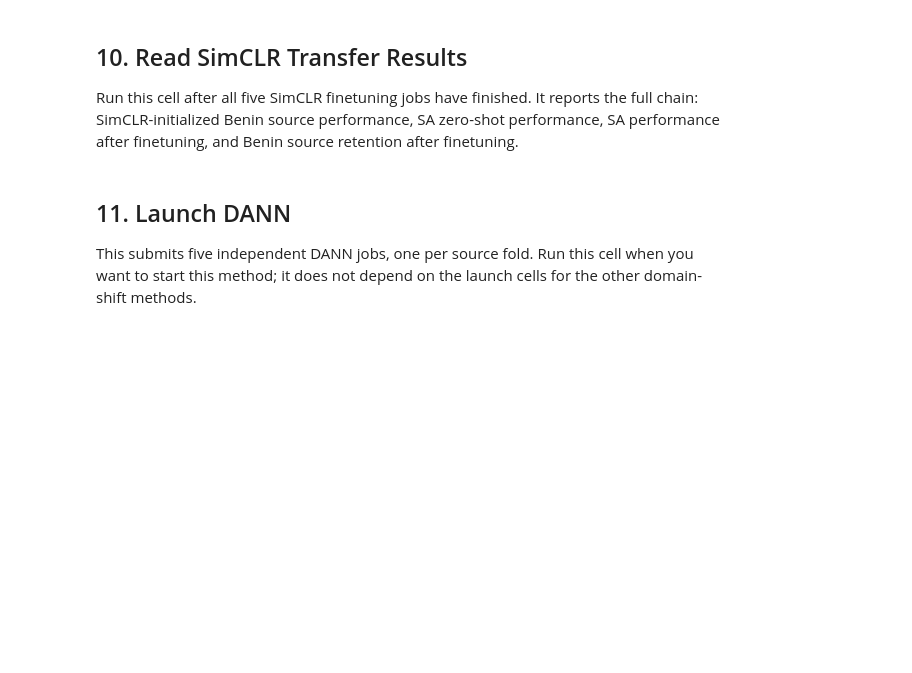
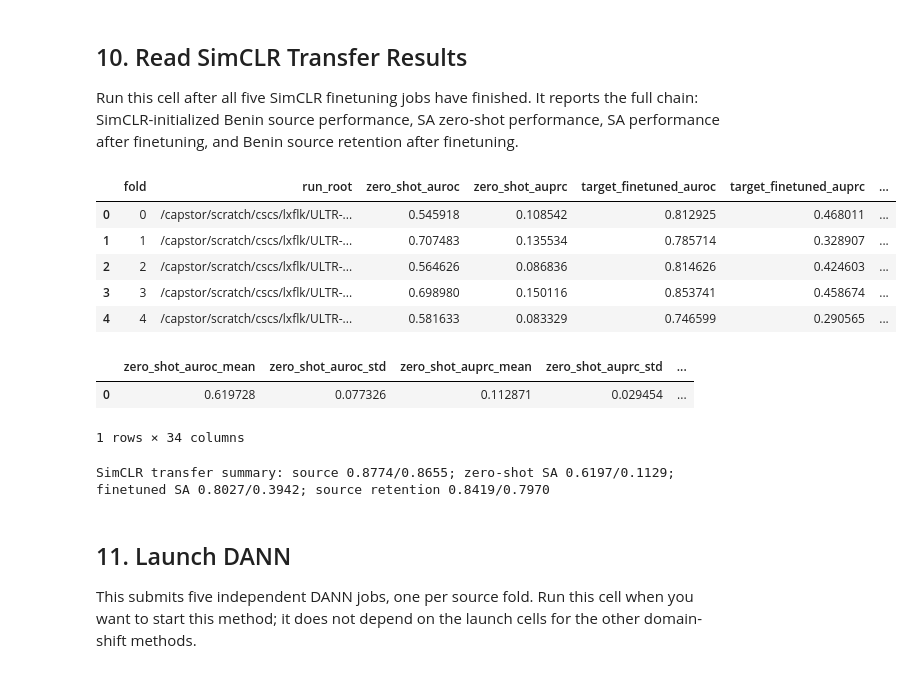
Before and after one commit to tbrokowski/ULTR-AI-Vid, a Jupyter notebook: reproduce_domain_shift_results.ipynb, the cells around one changed output. Drawn from its saved outputs; the diff is of its cells as text; code cells hidden in the pictures; blank space fills up the shorter version.

Commit message:
Include summary table

```diff
--- a/reproduce_domain_shift_results.ipynb
+++ b/reproduce_domain_shift_results.ipynb
@@ -151,6 +151,6 @@ If you restarted the notebook kernel, paste the `run_root` printed by the launch
 # %%
-summary_csv = RESULT_RUN_ROOT / "final_results" / "tb_results" / "tb_test_metrics_summary.csv"
-by_fold_csv = RESULT_RUN_ROOT / "final_results" / "tb_results" / "tb_test_metrics_by_fold.csv"
+summary_csv = SOURCE_BASELINE_RUN_ROOT / "final_results" / "tb_results" / "tb_test_metrics_summary.csv"
+by_fold_csv = SOURCE_BASELINE_RUN_ROOT / "final_results" / "tb_results" / "tb_test_metrics_by_fold.csv"
 
 def run_manual_aggregate_if_possible(run_root: Path) -> None:
     fold_summaries = [run_root / f"fold{fold}" / "final_results" / "tb_results" / "tb_metrics_summary.csv" for fold in range(5)]
@@ -175,7 +175,7 @@ def run_manual_aggregate_if_possible(run_root: Path) -> None:
     subprocess.run(aggregate_cmd, cwd=REPO_ROOT, check=True)
 
 if not summary_csv.exists():
-    run_manual_aggregate_if_possible(RESULT_RUN_ROOT)
+    run_manual_aggregate_if_possible(SOURCE_BASELINE_RUN_ROOT)
 
 if not summary_csv.exists():
     raise FileNotFoundError(f"Missing aggregate source test summary: {summary_csv}")
@@ -193,7 +193,7 @@ if len(summary_rows) != 1:
 
 summary = summary_rows[0]
 source_result = {
-    "run_root": str(RESULT_RUN_ROOT),
+    "run_root": str(SOURCE_BASELINE_RUN_ROOT),
     "n_folds": int(float(summary["num_folds"])),
     "mean_auroc": float(summary["auc_mean"]),
     "std_auroc": float(summary["auc_std"]),
@@ -1007,3 +1025,14 @@ print("\nIf you restart the kernel, paste these run roots into SIMCLR_FINETUNE_R
+# %%
+from pathlib import Path
+
+# Update these paths after launching fresh SimCLR finetuning jobs.
+SIMCLR_FINETUNE_RUN_ROOTS_BY_FOLD = {
+    0: Path("/capstor/scratch/cscs/lxflk/ULTR-AI-Vid/runs/finetune/benin_to_sa/20260507_201449__finetune__benin_to_sa__src-fold0__simclr-strong-patientaware-balanceclip2pos4-freezeclip-repro"),
+    1: Path("/capstor/scratch/cscs/lxflk/ULTR-AI-Vid/runs/finetune/benin_to_sa/20260507_201449__finetune__benin_to_sa__src-fold1__simclr-strong-patientaware-balanceclip2pos4-freezeclip-repro"),
+    2: Path("/capstor/scratch/cscs/lxflk/ULTR-AI-Vid/runs/finetune/benin_to_sa/20260507_201449__finetune__benin_to_sa__src-fold2__simclr-strong-patientaware-balanceclip2pos4-freezeclip-repro"),
+    3: Path("/capstor/scratch/cscs/lxflk/ULTR-AI-Vid/runs/finetune/benin_to_sa/20260507_201449__finetune__benin_to_sa__src-fold3__simclr-strong-patientaware-balanceclip2pos4-freezeclip-repro"),
+    4: Path("/capstor/scratch/cscs/lxflk/ULTR-AI-Vid/runs/finetune/benin_to_sa/20260507_201449__finetune__benin_to_sa__src-fold4__simclr-strong-patientaware-balanceclip2pos4-freezeclip-repro"),
+}
 # %% [markdown]
 ## 10. Read SimCLR Transfer Results
 
@@ -1029,19 +1058,16 @@ except NameError:
     except ImportError:
         display = print
 
-try:
-    SIMCLR_FINETUNE_RUN_ROOTS_BY_FOLD = {
-        int(run["fold"]): Path(run["run_root"])
-        for run in SIMCLR_FINETUNE_RUNS
-    }
-except NameError:
-    SIMCLR_FINETUNE_RUN_ROOTS_BY_FOLD = {
-        0: Path("/capstor/scratch/cscs/lxflk/ULTR-AI-Vid/runs/finetune/benin_to_sa/20260504__finetune__benin_to_sa__src-fold0__benin-sa-strong-patientaware-simclr-balanceclip2pos4-freezeclip-localvenv-v2"),
-        1: Path("/capstor/scratch/cscs/lxflk/ULTR-AI-Vid/runs/finetune/benin_to_sa/20260504__finetune__benin_to_sa__src-fold1__benin-sa-strong-patientaware-simclr-balanceclip2pos4-freezeclip-localvenv-v2"),
-        2: Path("/capstor/scratch/cscs/lxflk/ULTR-AI-Vid/runs/finetune/benin_to_sa/20260504__finetune__benin_to_sa__src-fold2__benin-sa-strong-patientaware-simclr-balanceclip2pos4-freezeclip-localvenv-v2"),
-        3: Path("/capstor/scratch/cscs/lxflk/ULTR-AI-Vid/runs/finetune/benin_to_sa/20260504__finetune__benin_to_sa__src-fold3__benin-sa-strong-patientaware-simclr-balanceclip2pos4-freezeclip-localvenv-v2"),
-        4: Path("/capstor/scratch/cscs/lxflk/ULTR-AI-Vid/runs/finetune/benin_to_sa/20260504__finetune__benin_to_sa__src-fold4__benin-sa-strong-patientaware-simclr-balanceclip2pos4-freezeclip-localvenv-v2"),
-    }
+if "SIMCLR_FINETUNE_RUN_ROOTS_BY_FOLD" not in globals():
+    if "SIMCLR_FINETUNE_RUNS" in globals():
+        SIMCLR_FINETUNE_RUN_ROOTS_BY_FOLD = {
+            int(run["fold"]): Path(run["run_root"])
+            for run in SIMCLR_FINETUNE_RUNS
+        }
+    else:
+        raise RuntimeError(
+            "Define SIMCLR_FINETUNE_RUN_ROOTS_BY_FOLD in the path cell after the SimCLR finetune launch cell."
+        )
 
 if any("PASTE_FOLD" in str(path) for path in SIMCLR_FINETUNE_RUN_ROOTS_BY_FOLD.values()):
     raise RuntimeError("Set SIMCLR_FINETUNE_RUN_ROOTS_BY_FOLD to the five completed SimCLR finetune run roots.")
@@ -1117,33 +1143,44 @@ historical_simclr = {
     "source_model_auroc": 0.8774,
     "source_model_auprc": 0.8655,
     "zero_shot_auroc_mean": 0.6197,
     "zero_shot_auprc_mean": 0.1129,
     "target_finetuned_auroc_mean": 0.8058,
     "target_finetuned_auprc_mean": 0.4004,
     "source_retention_auroc_mean": 0.8456,
     "source_retention_auprc_mean": 0.8039,
 }
 for key, expected in historical_simclr.items():
     simclr_transfer_summary[f"{key}_historical"] = expected
     simclr_transfer_summary[f"{key}_delta"] = simclr_transfer_summary[key] - expected
 
 SIMCLR_TRANSFER_ROWS = simclr_ft_rows
 SIMCLR_TRANSFER_SUMMARY = simclr_transfer_summary
 
 if pd is not None:
     display(pd.DataFrame(simclr_ft_rows))
     display(pd.DataFrame([simclr_transfer_summary]))
 else:
     print(json.dumps(simclr_ft_rows, indent=2))
     print(json.dumps(simclr_transfer_summary, indent=2))
 
 print(
     "SimCLR transfer summary: "
     f"source {simclr_transfer_summary['source_model_auroc']:.4f}/{simclr_transfer_summary['source_model_auprc']:.4f}; "
     f"zero-shot SA {simclr_transfer_summary['zero_shot_auroc_mean']:.4f}/{simclr_transfer_summary['zero_shot_auprc_mean']:.4f}; "
     f"finetuned SA {simclr_transfer_summary['target_finetuned_auroc_mean']:.4f}/{simclr_transfer_summary['target_finetuned_auprc_mean']:.4f}; "
     f"source retention {simclr_transfer_summary['source_retention_auroc_mean']:.4f}/{simclr_transfer_summary['source_retention_auprc_mean']:.4f}"
 )
+# %% [output]
+|  | fold | run_root | zero_shot_auroc | zero_shot_auprc | target_finetuned_auroc | target_finetuned_auprc | ... |
+| 0 | 0 | /capstor/scratch/cscs/lxflk/ULTR-... | 0.545918 | 0.108542 | 0.812925 | 0.468011 | ... |
+| 1 | 1 | /capstor/scratch/cscs/lxflk/ULTR-... | 0.707483 | 0.135534 | 0.785714 | 0.328907 | ... |
+| 2 | 2 | /capstor/scratch/cscs/lxflk/ULTR-... | 0.564626 | 0.086836 | 0.814626 | 0.424603 | ... |
+| 3 | 3 | /capstor/scratch/cscs/lxflk/ULTR-... | 0.698980 | 0.150116 | 0.853741 | 0.458674 | ... |
+| 4 | 4 | /capstor/scratch/cscs/lxflk/ULTR-... | 0.581633 | 0.083329 | 0.746599 | 0.290565 | ... |
+|  | zero_shot_auroc_mean | zero_shot_auroc_std | zero_shot_auprc_mean | zero_shot_auprc_std | ... |
+| 0 | 0.619728 | 0.077326 | 0.112871 | 0.029454 | ... |
+1 rows × 34 columns
+SimCLR transfer summary: source 0.8774/0.8655; zero-shot SA 0.6197/0.1129; finetuned SA 0.8027/0.3942; source retention 0.8419/0.7970
 # %% [markdown]
 ## 11. Launch DANN
 
```
Also changed, not shown: parts of 14 cells of this notebook.
